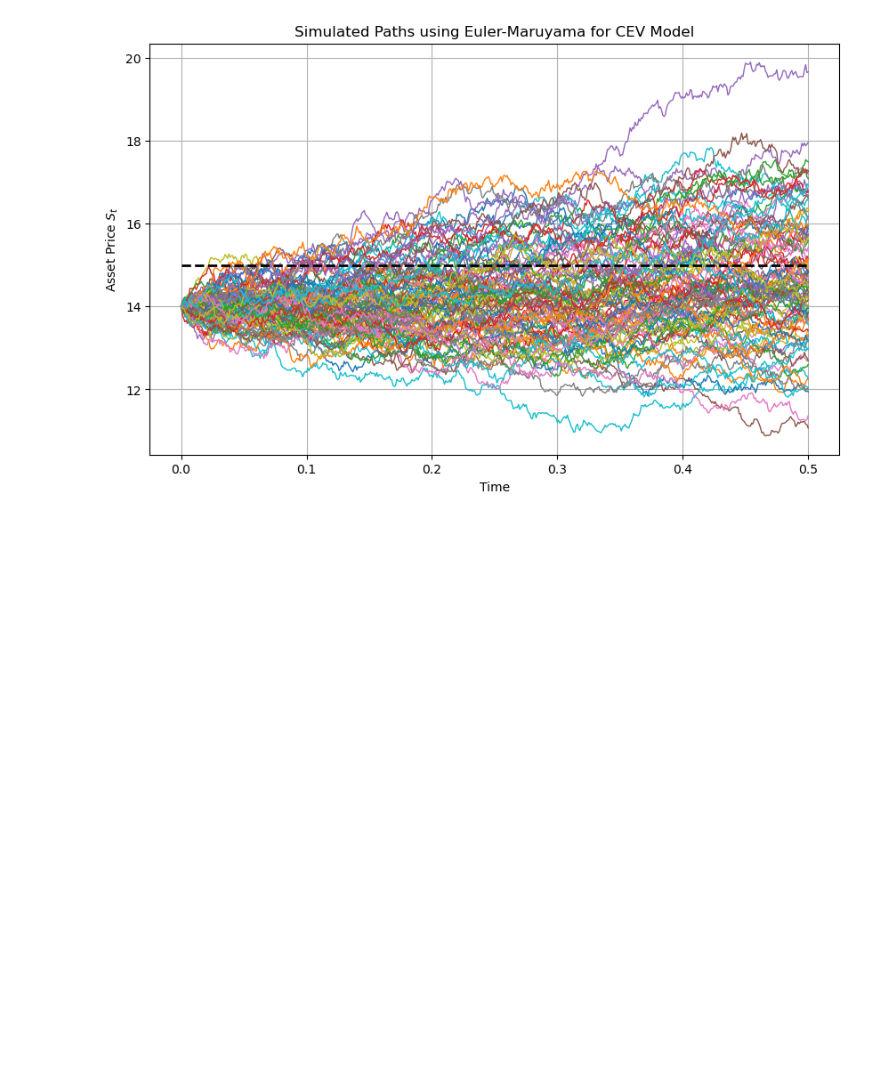
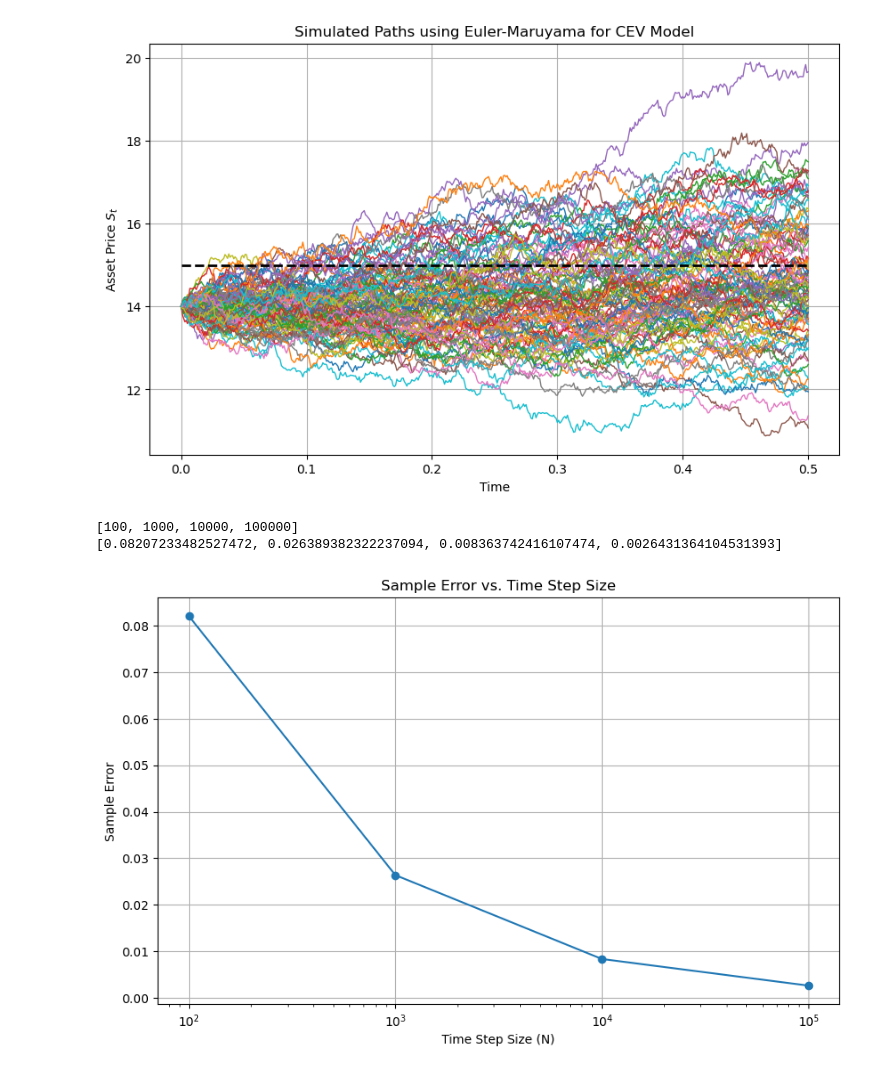
Before and after one commit to pontusbjorklid/Computational-Finance-Projects, a Jupyter notebook: MCpricing.ipynb, the cells around one changed output. Cells and saved outputs as stored; diff of their text form; code cells hidden in the pictures; blank space fills up the shorter version.

Commit message:
Quick look on simulating the errors

```diff
--- a/MCpricing.ipynb
+++ b/MCpricing.ipynb
@@ -78,3 +70,56 @@ print(f"Estimated Sample Error: {sample_error:.4f}")
+# %%
+# Function to simulate the sample error with given number of simulations
+def simulate_option_price(n_simulations):
+    # Parameters for the CEV model
+    r = 0.1          # Risk-free rate
+    sigma = 0.25     # Volatility
+    gamma = 0.8      # Elasticity parameter (CEV parameter)
+    S0 = 14          # Initial value of the asset (e.g. stock price)
+    T = 0.5          # Time horizon
+    N = 500          # Number of time steps
+    dt = T / N       # Time step size
+    K = 15           # Strike price of the option
+
+    dt = T / N
+    dW = np.random.normal(0, np.sqrt(dt), (n_simulations, N))
+
+    # Simulate paths
+    S = np.zeros((n_simulations, N + 1))
+    S[:, 0] = S0
+    for i in tqdm(range(N)):
+        S[:, i+1] = S[:, i] + r * S[:, i] * dt + sigma * S[:, i]**gamma * dW[:, i]
+
+    # Compute the payoff at maturity
+    payoffs = np.maximum(S[:, -1] - K, 0)
+
+    # Estimate the sample error (standard deviation of the payoff)
+    std_dev_payoffs = np.std(payoffs) ### OBS!! ### Should ths be payoff or the accual price of the option???? YES!
+    sample_error = std_dev_payoffs / np.sqrt(n_simulations)
+
+    return sample_error
+
+# Run simulations with different time steps
+n_values = [int(1e2), int(1e3), int(1e4), int(1e5)]
+sample_errors = [simulate_option_price(n) for n in n_values]
+print(n_values)
+print(sample_errors)
+
+# Plot the sample error as a function of the time step size mae x-axsis logaritmic
+plt.figure(figsize=(10, 6))
+plt.semilogx(n_values, sample_errors, 'o-')  # Use semilogx for logarithmic X-axis
+plt.title('Sample Error vs. Time Step Size')
+plt.xlabel('Time Step Size (N)')
+plt.ylabel('Sample Error')
+plt.grid(True)
+plt.show()
+
+# Output the prices for different time steps
+#for N, sample_error in zip(N_values, sample_error):
+#    print(f"Option Price with N = {N}: {sample_error:.4f}")
+# %% [output]
+[100, 1000, 10000, 100000]
+[0.08207233482527472, 0.026389382322237094, 0.008363742416107474, 0.0026431364104531393]
+[figure, added]
 # %%
 # Function to simulate the option price with given time steps (N)
 def simulate_option_price(N):
```
Also changed, not shown: parts of 5 cells of this notebook.
